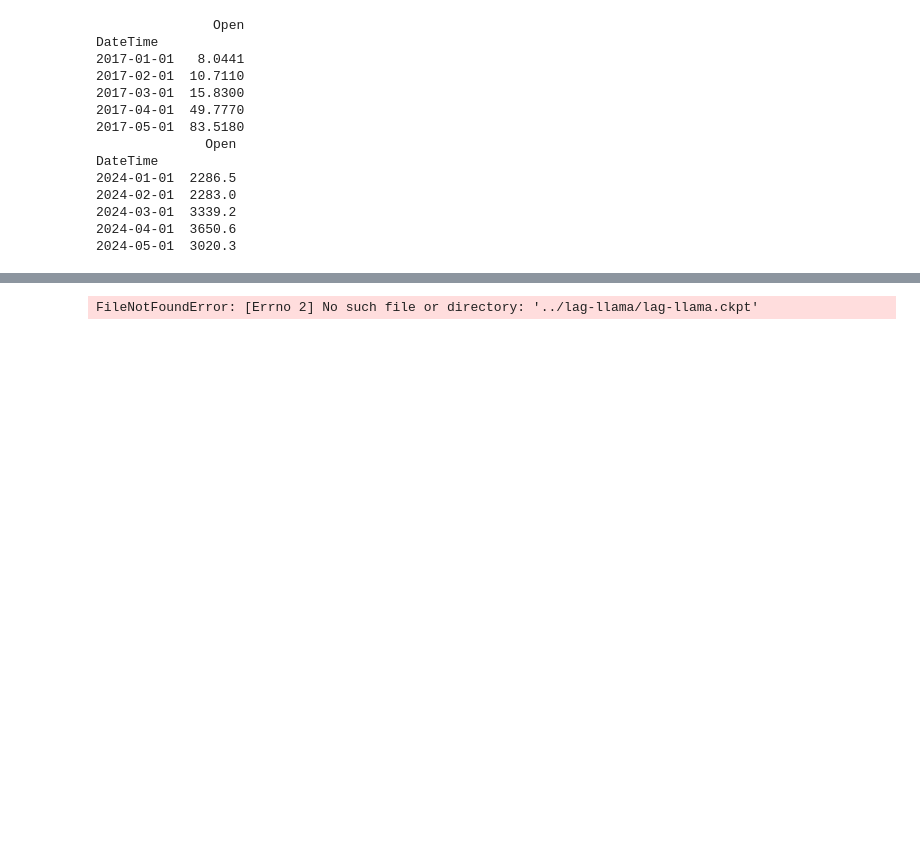
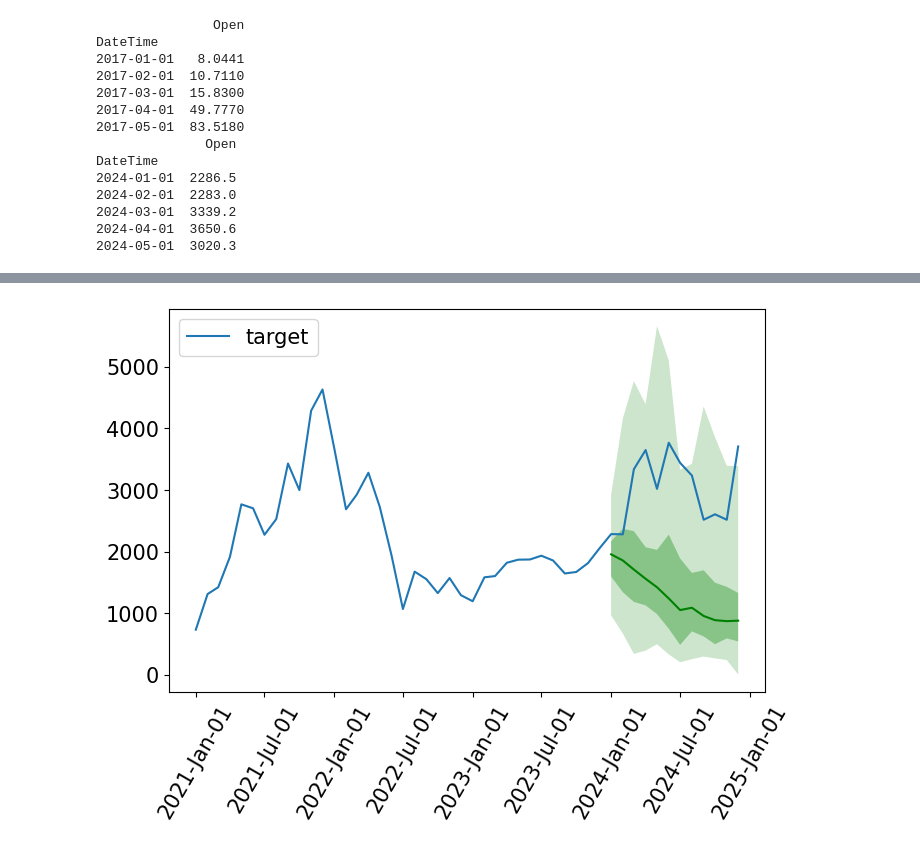
Before and after one commit to vdlbm/Time-Series-Forecasting-Foundational-Models, a Jupyter notebook: comparativa_eth_usd.ipynb, the cells around one changed output, grey strips where cells are left out. Cells and saved outputs as stored; diff of their text form; code cells hidden in the pictures; blank space fills up the shorter version.

Commit message:
Lag-llama predictions working fine

```diff
--- a/comparativa_eth_usd.ipynb
+++ b/comparativa_eth_usd.ipynb
@@ -64,8 +67,8 @@ DateTime
 2024-01-04  2211.3
 2024-01-05  2271.0
 # %%
-df = pd.read_csv(DATA_MONTHS, delimiter=',')
-train_data_months, val_data_months = dfc.split_data(df)
+data_months = pd.read_csv(DATA_MONTHS, delimiter=',')
+train_data_months, val_data_months = dfc.split_data(data_months)
 print(train_data_months.head())
 print(val_data_months.head())
 # %% [output]
@@ -238,7 +249,7 @@ gluonts_module.DistributionLoss = DistributionLoss
 gluonts_module.NegativeLogLikelihood = NegativeLogLikelihood
 # %%
 def get_lag_llama_predictions(dataset, prediction_length, device, context_length=32, use_rope_scaling=False, num_samples=100):
-    ckpt = torch.load("lag-llama.ckpt", map_location=device) # Uses GPU since in this Colab we use a GPU.
+    ckpt = torch.load("lag-llama.ckpt", map_location=device, weights_only=False) # Uses GPU since in this Colab we use a GPU.
     estimator_args = ckpt["hyper_parameters"]["model_kwargs"]
 
     rope_scaling_arguments = {
@@ -260,6 +271,8 @@ def get_lag_llama_predictions(dataset, prediction_length, device, context_length
         time_feat=estimator_args["time_feat"],
         rope_scaling=rope_scaling_arguments if use_rope_scaling else None,
 
+        nonnegative_pred_samples=True,
+
         batch_size=1,
         num_parallel_samples=100,
         device=device,
@@ -278,16 +291,38 @@ def get_lag_llama_predictions(dataset, prediction_length, device, context_length
     tss = list(ts_it)
 
     return forecasts, tss
-
-sys.path.remove("../lag-llama")  # Elimina el directorio superior del path
 # %%
 # Define the dataset
-backtest_dataset = PandasDataset(train_data_months, freq="MS")
-prediction_length = 24  # Define your prediction length. We use 24 here since the data is of hourly frequency
+data_months.rename(columns={"Open": "target"}, inplace=True)
+# Convert numerical columns to float 32 format for lag-llama
+for col in data_months.columns:
+    # Check if column is not of string type
+    if data_months[col].dtype != 'object' and pd.api.types.is_string_dtype(data_months[col]) == False:
+        data_months[col] = data_months[col].astype('float32')
+
+backtest_dataset = PandasDataset(data_months, freq="M")
+prediction_length = 12  # Define your prediction length. We use 24 here since the data is of hourly frequency
 num_samples = 100 # number of samples sampled from the probability distribution for each timestep
-device = torch.device("cuda:0") # You can switch this to CPU or other GPUs if you'd like, depending on your environment
+device = torch.device("cpu") # You can switch this to CPU or other GPUs if you'd like, depending on your environment
 # %%
 forecasts, tss = get_lag_llama_predictions(backtest_dataset, prediction_length, device, num_samples)
-forecasts
-# %% [output]
-FileNotFoundError: [Errno 2] No such file or directory: '../lag-llama/lag-llama.ckpt'
+# %%
+plt.figure(figsize=(20, 15))
+date_formater = mdates.DateFormatter('%Y-%b-%d')
+plt.rcParams.update({'font.size': 15})
+
+# Iterate through the first 9 series, and plot the predicted samples
+for idx, (forecast, ts) in islice(enumerate(zip(forecasts, tss)), 9):
+    ax = plt.subplot(3, 3, idx+1)
+
+    plt.plot(ts[-4 * prediction_length:].to_timestamp(), label="target", )
+    forecast.plot( color='g')
+    plt.xticks(rotation=60)
+    ax.xaxis.set_major_formatter(date_formater)
+    ax.set_title(forecast.item_id)
+
+plt.gcf().tight_layout()
+plt.legend()
+plt.show()
+# %% [output]
+[figure, added]
```
Also changed, not shown: parts of 8 cells of this notebook, 1 other file.
